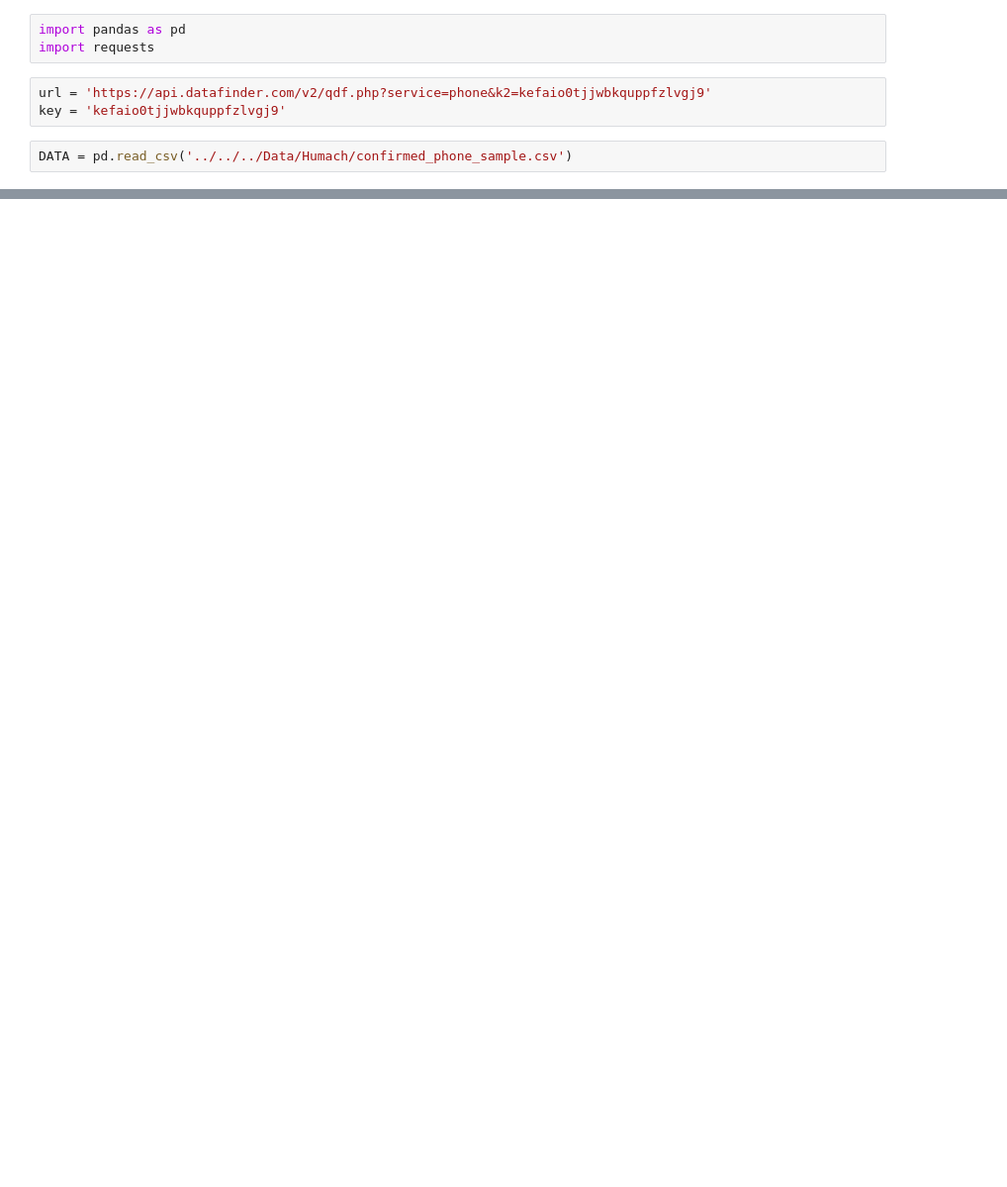
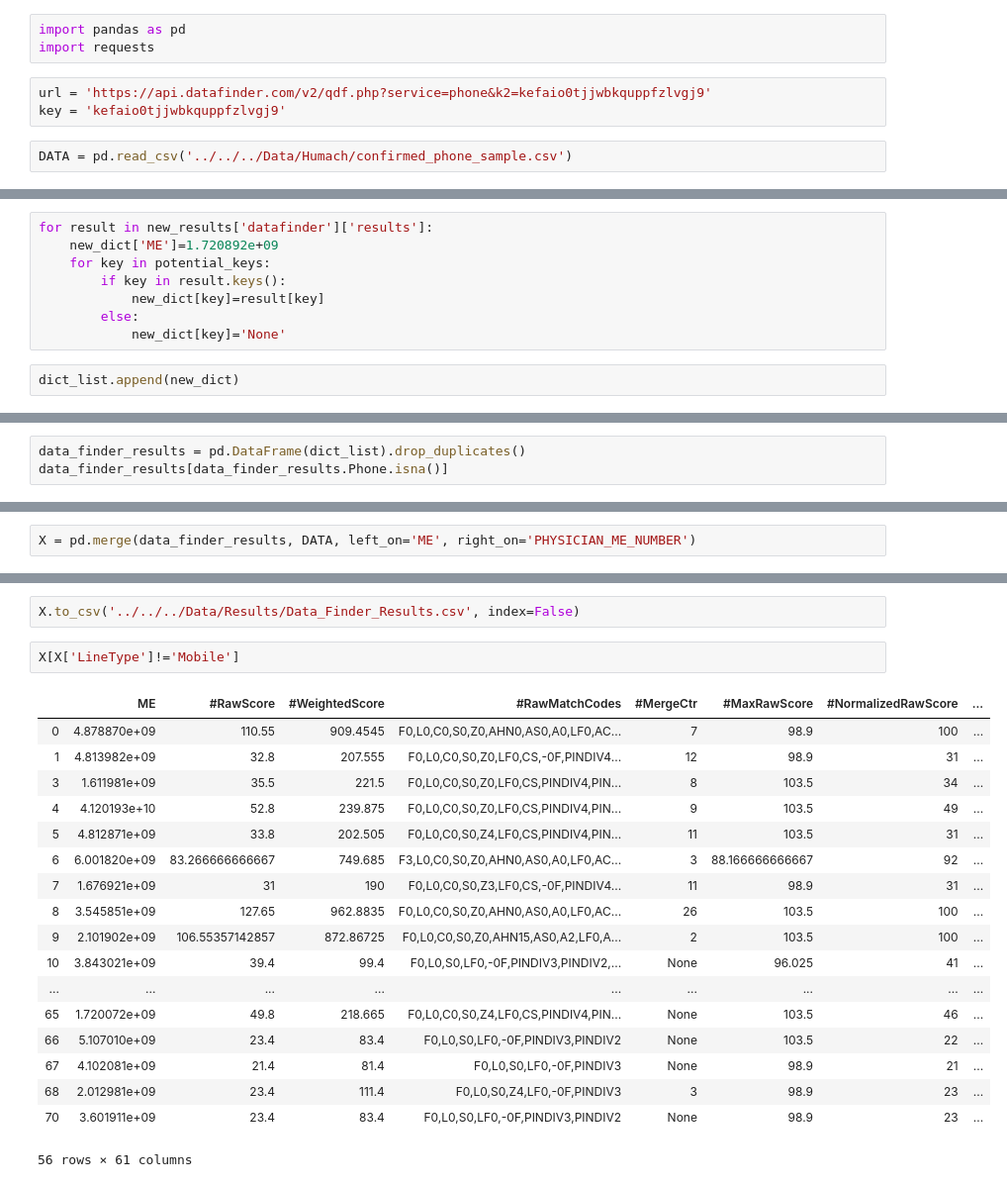
Before and after one commit to AMADataLabs/Core, a Jupyter notebook: Sandbox/PhoneAppend/data_finder.ipynb, the cells around one changed output, grey strips where cells are left out. Shown: that part at 99% size. Drawn from its saved outputs; the diff is of its cells as text; blank space fills up the shorter version.

```diff
--- a/Sandbox/PhoneAppend/data_finder.ipynb
+++ b/Sandbox/PhoneAppend/data_finder.ipynb
@@ -40,0 +203,10 @@ DATA
+# %%
+for result in new_results['datafinder']['results']:
+    new_dict['ME']=1.720892e+09
+    for key in potential_keys:
+        if key in result.keys():
+            new_dict[key]=result[key]
+        else:
+            new_dict[key]='None'
+# %%
+dict_list.append(new_dict)
@@ -40,0 +279,3 @@ DATA
+# %%
+data_finder_results = pd.DataFrame(dict_list).drop_duplicates()
+data_finder_results[data_finder_results.Phone.isna()]
@@ -40,0 +309,2 @@ DATA
+# %%
+X = pd.merge(data_finder_results, DATA, left_on='ME', right_on='PHYSICIAN_ME_NUMBER')
@@ -40,0 +353,23 @@ DATA
+# %%
+X.to_csv('../../../Data/Results/Data_Finder_Results.csv', index=False)
+# %%
+X[X['LineType']!='Mobile']
+# %% [output]
+|  | ME | #RawScore | #WeightedScore | #RawMatchCodes | #MergeCtr | #MaxRawScore | #NormalizedRawScore | ... |
+| 0 | 4.878870e+09 | 110.55 | 909.4545 | F0,L0,C0,S0,Z0,AHN0,AS0,A0,LF0,AC... | 7 | 98.9 | 100 | ... |
+| 1 | 4.813982e+09 | 32.8 | 207.555 | F0,L0,C0,S0,Z0,LF0,CS,-0F,PINDIV4... | 12 | 98.9 | 31 | ... |
+| 3 | 1.611981e+09 | 35.5 | 221.5 | F0,L0,C0,S0,Z0,LF0,CS,PINDIV4,PIN... | 8 | 103.5 | 34 | ... |
+| 4 | 4.120193e+10 | 52.8 | 239.875 | F0,L0,C0,S0,Z0,LF0,CS,PINDIV4,PIN... | 9 | 103.5 | 49 | ... |
+| 5 | 4.812871e+09 | 33.8 | 202.505 | F0,L0,C0,S0,Z4,LF0,CS,PINDIV4,PIN... | 11 | 103.5 | 31 | ... |
+| 6 | 6.001820e+09 | 83.266666666667 | 749.685 | F3,L0,C0,S0,Z0,AHN0,AS0,A0,LF0,AC... | 3 | 88.166666666667 | 92 | ... |
+| 7 | 1.676921e+09 | 31 | 190 | F0,L0,C0,S0,Z3,LF0,CS,-0F,PINDIV4... | 11 | 98.9 | 31 | ... |
+| 8 | 3.545851e+09 | 127.65 | 962.8835 | F0,L0,C0,S0,Z0,AHN0,AS0,A0,LF0,AC... | 26 | 103.5 | 100 | ... |
+| 9 | 2.101902e+09 | 106.55357142857 | 872.86725 | F0,L0,C0,S0,Z0,AHN15,AS0,A2,LF0,A... | 2 | 103.5 | 100 | ... |
+| 10 | 3.843021e+09 | 39.4 | 99.4 | F0,L0,S0,LF0,-0F,PINDIV3,PINDIV2,... | None | 96.025 | 41 | ... |
+| ... | ... | ... | ... | ... | ... | ... | ... | ... |
+| 65 | 1.720072e+09 | 49.8 | 218.665 | F0,L0,C0,S0,Z4,LF0,CS,PINDIV4,PIN... | None | 103.5 | 46 | ... |
+| 66 | 5.107010e+09 | 23.4 | 83.4 | F0,L0,S0,LF0,-0F,PINDIV3,PINDIV2 | None | 103.5 | 22 | ... |
+| 67 | 4.102081e+09 | 21.4 | 81.4 | F0,L0,S0,LF0,-0F,PINDIV3 | None | 98.9 | 21 | ... |
+| 68 | 2.012981e+09 | 23.4 | 111.4 | F0,L0,S0,Z4,LF0,-0F,PINDIV3 | 3 | 98.9 | 23 | ... |
+| 70 | 3.601911e+09 | 23.4 | 83.4 | F0,L0,S0,LF0,-0F,PINDIV3,PINDIV2 | None | 98.9 | 23 | ... |
+56 rows × 61 columns
```
Also changed, not shown: parts of 27 cells of this notebook, 9 other files.
